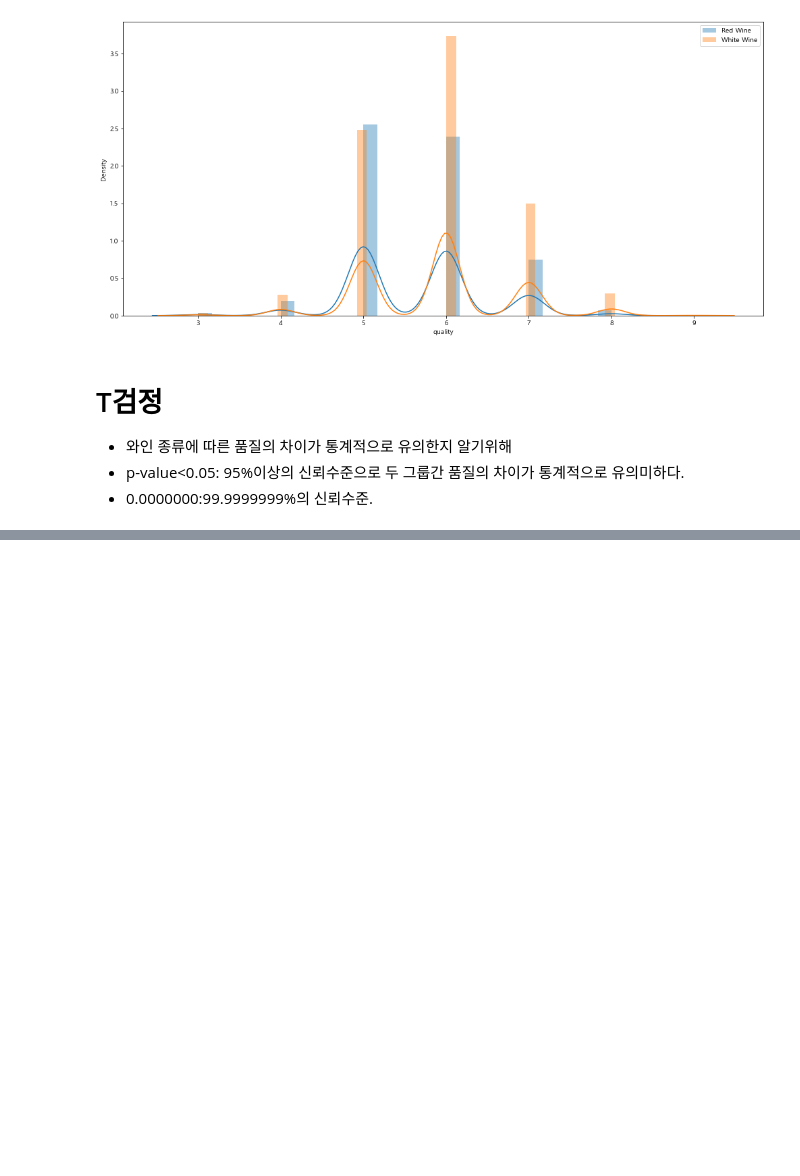
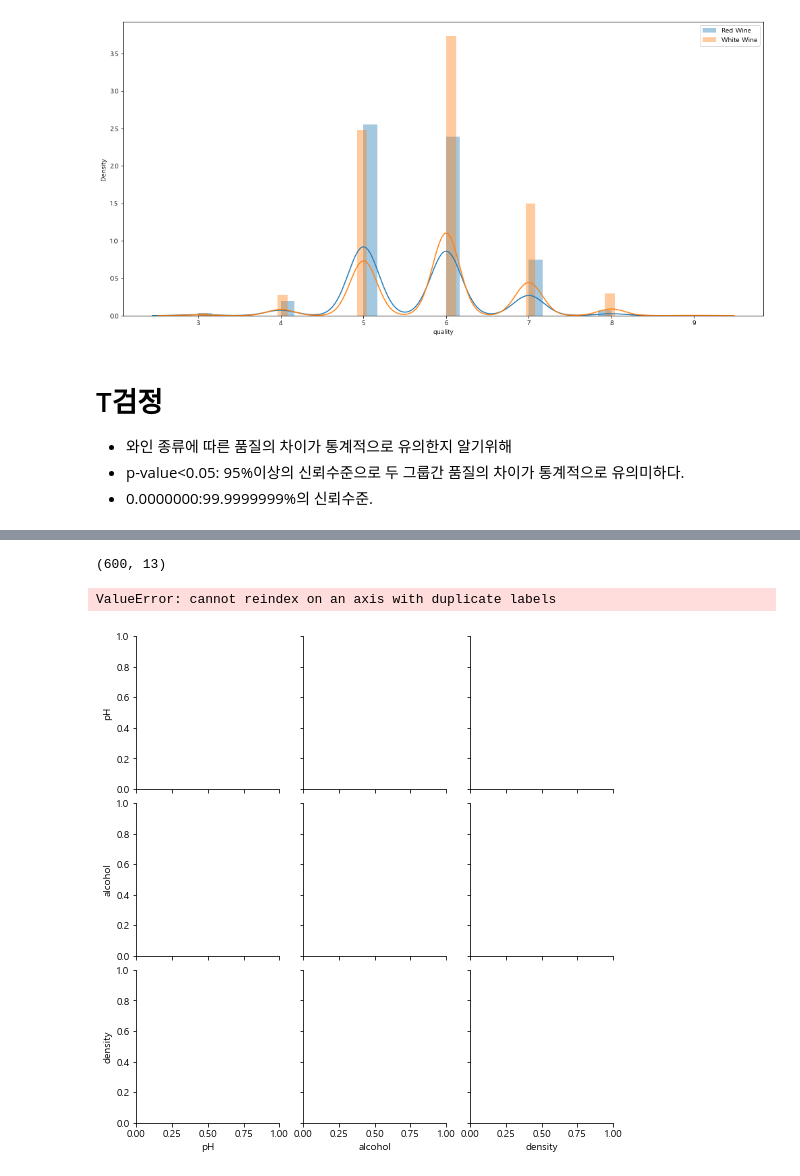
Before and after one commit to pillz9408/python, a Jupyter notebook: DataVisualize/seaborn_wine.ipynb, the cells around one changed output, grey strips where cells are left out. Saved outputs shown, nothing was run; the diff lists cells and outputs as text; code cells hidden in the pictures; blank space fills up the shorter version.

```diff
--- a/DataVisualize/seaborn_wine.ipynb
+++ b/DataVisualize/seaborn_wine.ipynb
@@ -183,0 +232,12 @@ import statsmodels as sm
+# %%
+# 랜덤 샘플링
+def sampling(data,n=300):
+    return data.loc[np.random.choice(data.index, replace=False,size=n)]
+# %%
+# 랜덤 샘플링
+red_sample = sampling(red)
+white_sample = sampling(white)
+
+print(len(red_sample))
+print(len(white_sample))
+white_sample.head()
@@ -183,0 +253,11 @@ import statsmodels as sm
+# %%
+wine_sample = pd.concat([red_sample,white_sample],axis=0)
+wine_sample.shape
+# %% [output]
+(600, 13)
+# %%
+# pairplot
+sns.pairplot(wine_sample,kind='reg',hue='type',vars=['pH','alcohol','density'])
+# %% [output]
+ValueError: cannot reindex on an axis with duplicate labels
+[figure, added]
```
Also changed, not shown: parts of 9 cells of this notebook.
